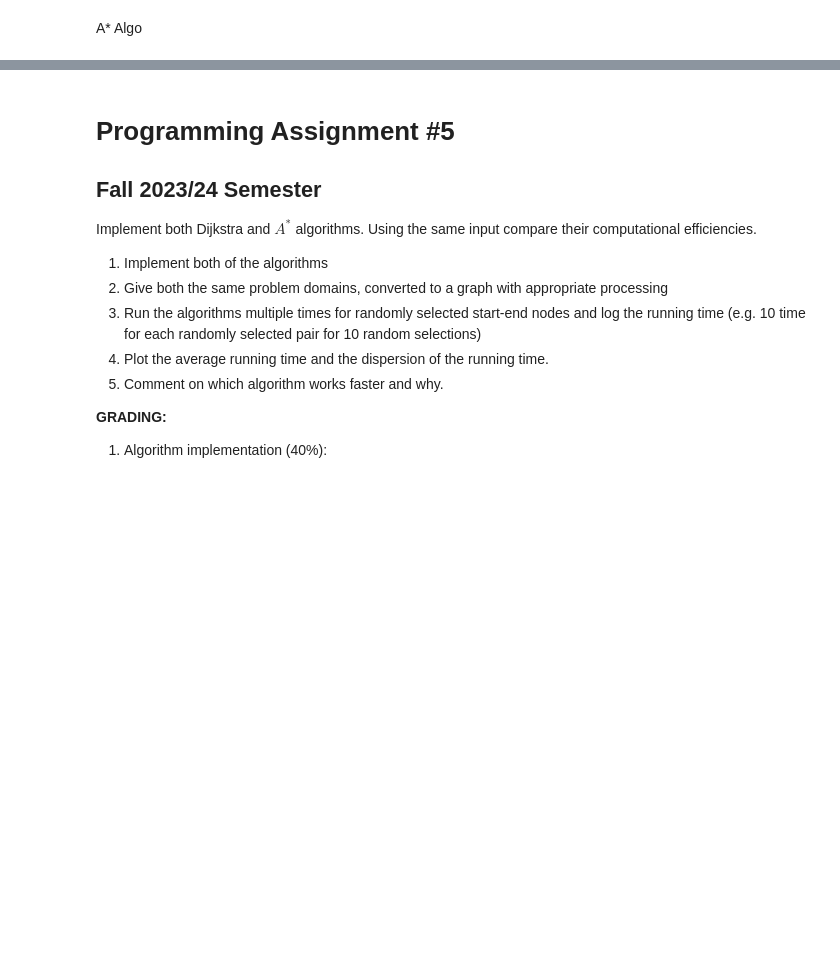
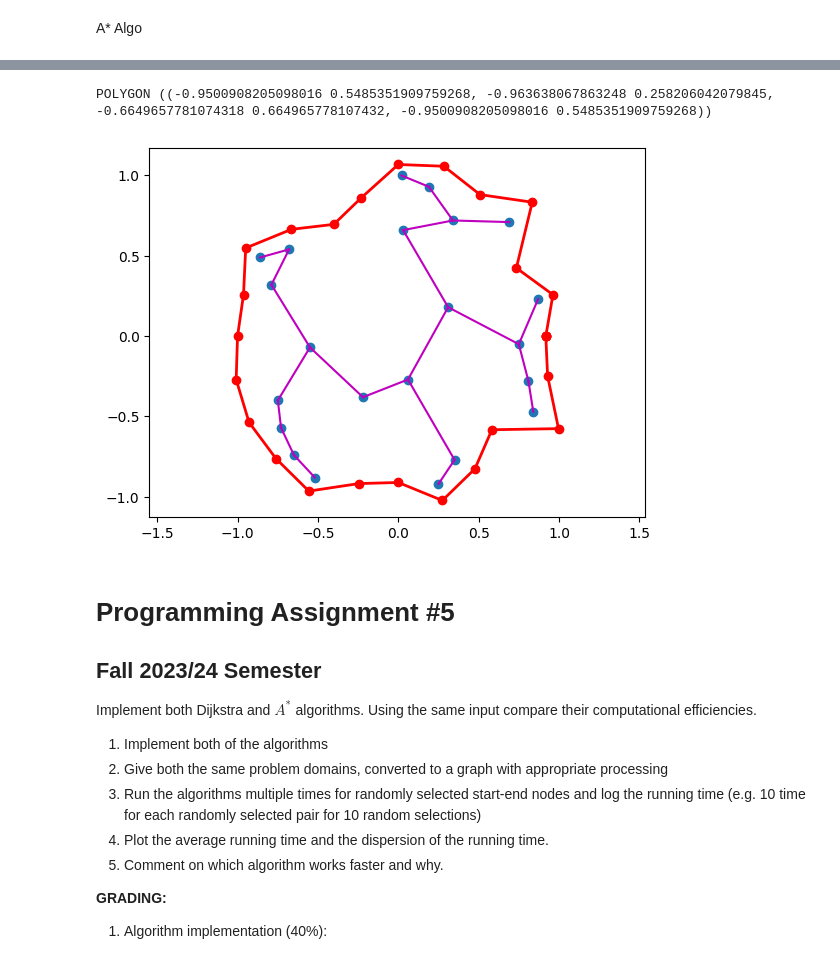
Before and after one commit to Ismail-Armutcu/Algorithms-for-Interactive-Sytems, a Jupyter notebook: MMI513_PA5_PathFinding.ipynb, the cells around one changed output, grey strips where cells are left out. Saved outputs shown, nothing was run; the diff lists cells and outputs as text; code cells hidden in the pictures; blank space fills up the shorter version.

Commit message:
Dijstra kodlandı, random contor kodlandı

```diff
--- a/MMI513_PA5_PathFinding.ipynb
+++ b/MMI513_PA5_PathFinding.ipynb
@@ -666,3 +360,25 @@ Terminate start: (0, 0)  end: (12, 7)  selected: (12, 7)
+# %%
+##Cited from https://stackoverflow.com/questions/50731785/create-random-shape-contour-using-matplotlib
+## OriolAbril answer
+def createRandomContour(n = 8, r = 0.2):
+  n = 8 # Number of possibly sharp edges
+  r = .2 # magnitude of the perturbation from the unit circle,
+  # should be between 0 and 1
+  N = n*3+1 # number of points in the Path
+  # There is the initial point and 3 points per cubic bezier curve. Thus, the curve will only pass though n points, which will be the sharp edges, the other 2 modify the shape of the bezier curve
+
+  angles = np.linspace(0,2*np.pi,N)
+  verts = np.stack((np.cos(angles),np.sin(angles))).T*(2*r*np.random.random(N)+1-r)[:,None]
+  verts[-1,:] = verts[0,:] # Using this instad of Path.CLOSEPOLY avoids an innecessary straight line
+  return verts
+
+shape = createRandomContour(1000,0.3)
+plotpoly(shape,False)
+vertices, edges= getgraph(shape)
+plotgraph(vertices, edges)
+# %% [output]
+POLYGON ((-0.9500908205098016 0.5485351909759268, -0.963638067863248 0.258206042079845, -0.6649657781074318 0.664965778107432, -0.9500908205098016 0.5485351909759268))
+[figure, added]
 # %% [markdown]
 # Programming Assignment #5
 
```
Also changed, not shown: parts of 34 cells of this notebook.
